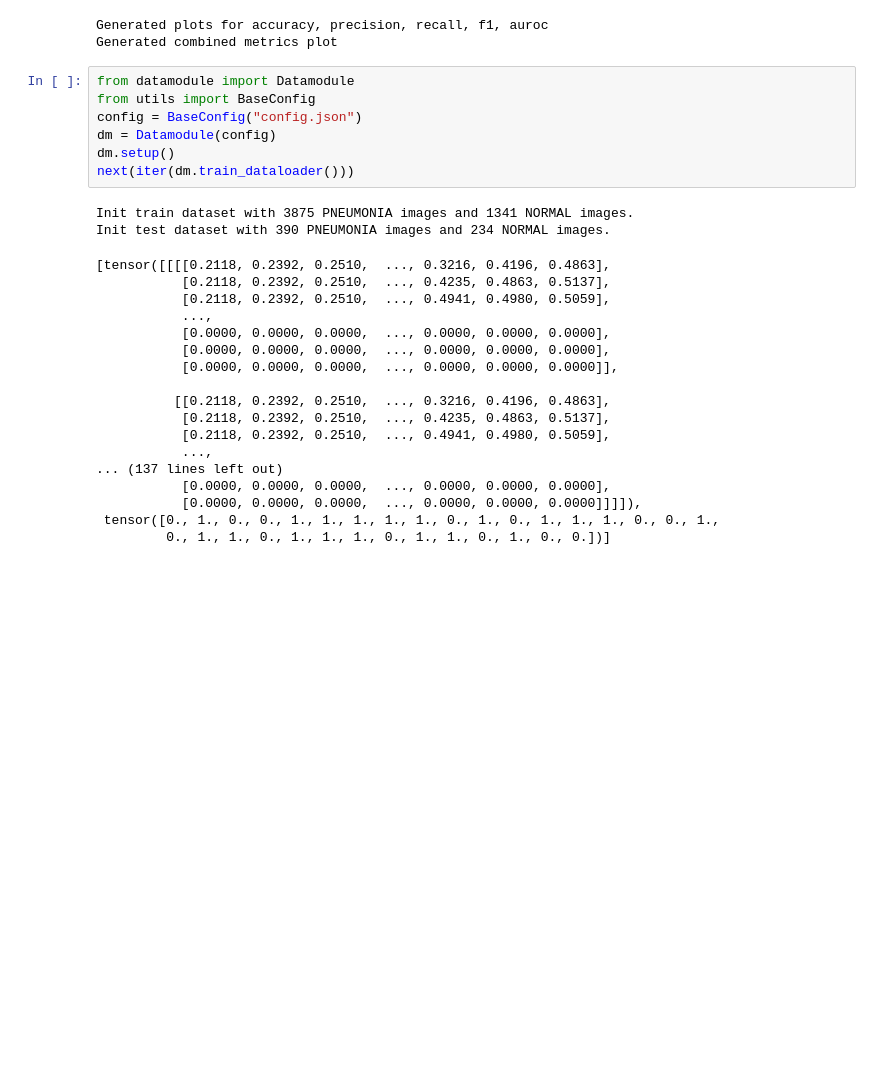
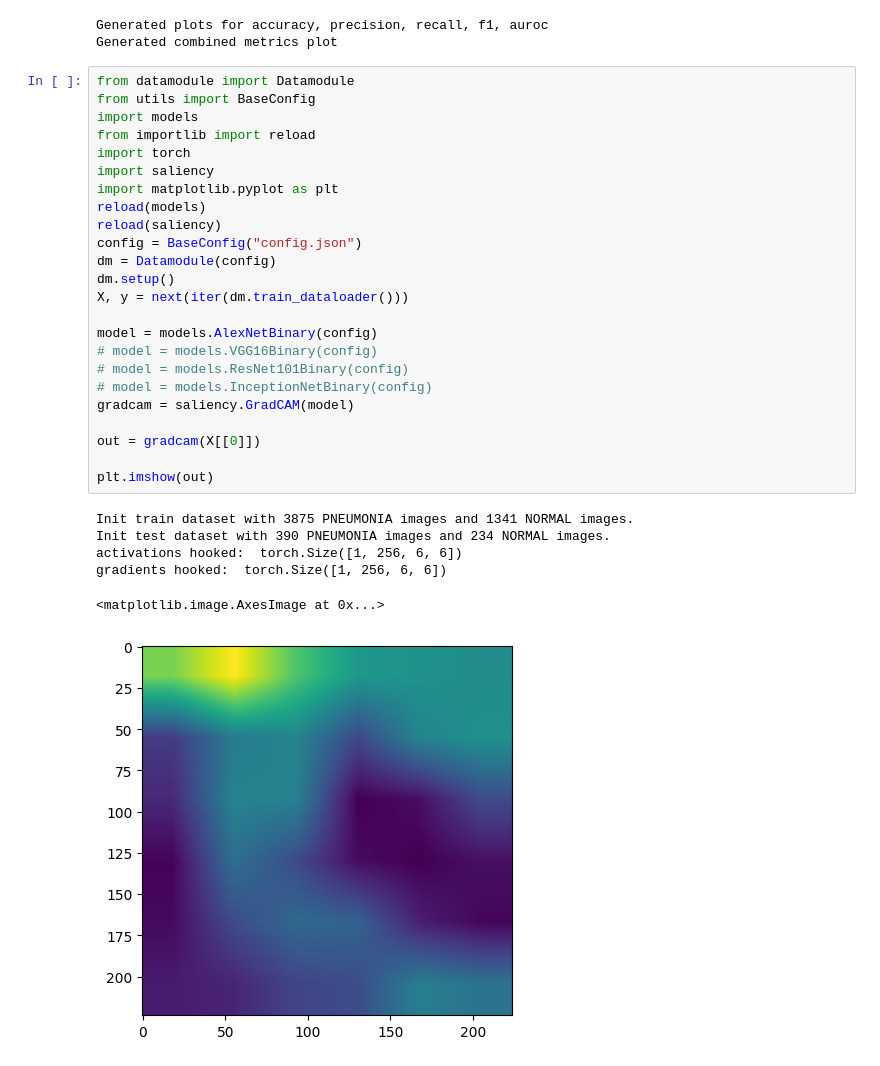
Before and after one commit to davide-beltrame/medimg-saliency-benchmark, a Jupyter notebook: medimg-saliency-benchmark/main.ipynb, the cells around one changed output. Drawn from its saved outputs; the diff is of its cells as text; blank space fills up the shorter version.

Commit message:
fix model implementations, fix gradcam implementation

```diff
--- a/medimg-saliency-benchmark/main.ipynb
+++ b/medimg-saliency-benchmark/main.ipynb
@@ -376,27 +376,31 @@ Generated combined metrics plot
 # %%
 from datamodule import Datamodule
 from utils import BaseConfig
+import models
+from importlib import reload
+import torch
+import saliency
+import matplotlib.pyplot as plt
+reload(models)
+reload(saliency)
 config = BaseConfig("config.json")
 dm = Datamodule(config)
 dm.setup()
-next(iter(dm.train_dataloader()))
+X, y = next(iter(dm.train_dataloader()))
+
+model = models.AlexNetBinary(config)
+# model = models.VGG16Binary(config)
+# model = models.ResNet101Binary(config)
+# model = models.InceptionNetBinary(config)
+gradcam = saliency.GradCAM(model)
+
+out = gradcam(X[[0]])
+
+plt.imshow(out)
 # %% [output]
 Init train dataset with 3875 PNEUMONIA images and 1341 NORMAL images.
 Init test dataset with 390 PNEUMONIA images and 234 NORMAL images.
+activations hooked:  torch.Size([1, 256, 6, 6])
+gradients hooked:  torch.Size([1, 256, 6, 6])
-[tensor([[[[0.2118, 0.2392, 0.2510,  ..., 0.3216, 0.4196, 0.4863],
-           [0.2118, 0.2392, 0.2510,  ..., 0.4235, 0.4863, 0.5137],
-           [0.2118, 0.2392, 0.2510,  ..., 0.4941, 0.4980, 0.5059],
-           ...,
-           [0.0000, 0.0000, 0.0000,  ..., 0.0000, 0.0000, 0.0000],
-           [0.0000, 0.0000, 0.0000,  ..., 0.0000, 0.0000, 0.0000],
-           [0.0000, 0.0000, 0.0000,  ..., 0.0000, 0.0000, 0.0000]],
-
-          [[0.2118, 0.2392, 0.2510,  ..., 0.3216, 0.4196, 0.4863],
-           [0.2118, 0.2392, 0.2510,  ..., 0.4235, 0.4863, 0.5137],
-           [0.2118, 0.2392, 0.2510,  ..., 0.4941, 0.4980, 0.5059],
-           ...,
-... (137 lines left out)
-           [0.0000, 0.0000, 0.0000,  ..., 0.0000, 0.0000, 0.0000],
-           [0.0000, 0.0000, 0.0000,  ..., 0.0000, 0.0000, 0.0000]]]]),
- tensor([0., 1., 0., 0., 1., 1., 1., 1., 1., 0., 1., 0., 1., 1., 1., 0., 0., 1.,
-         0., 1., 1., 0., 1., 1., 1., 0., 1., 1., 0., 1., 0., 0.])]
+<matplotlib.image.AxesImage at 0x...>
+[figure, added]
```
Also changed, not shown: 5 other files.
